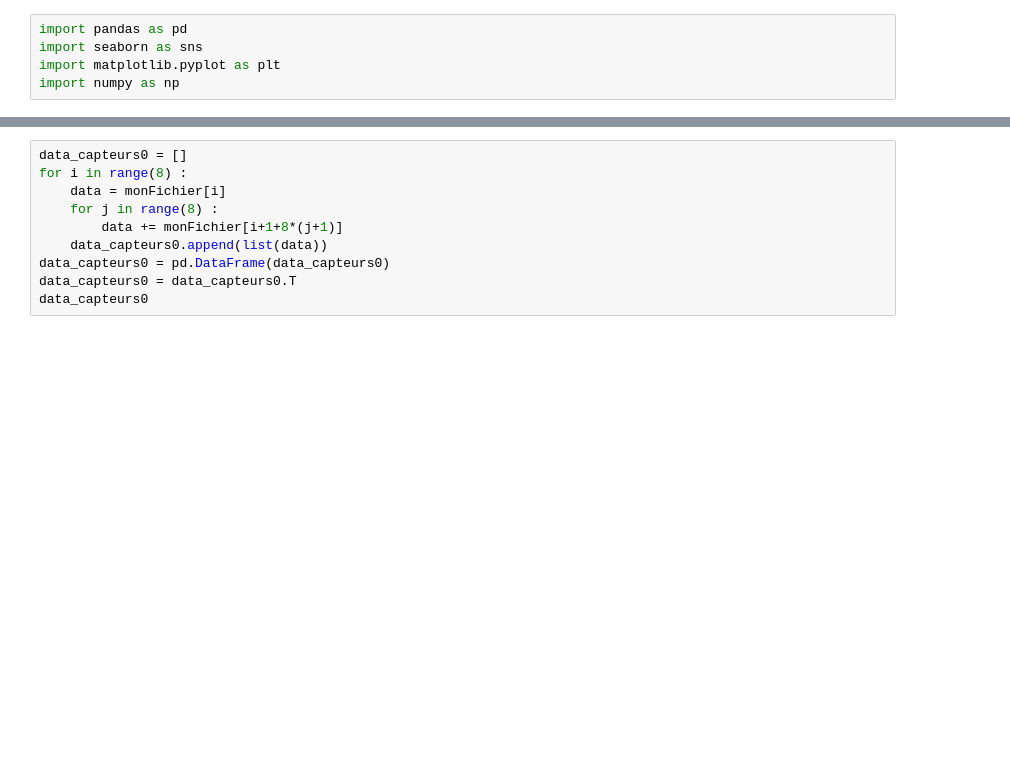
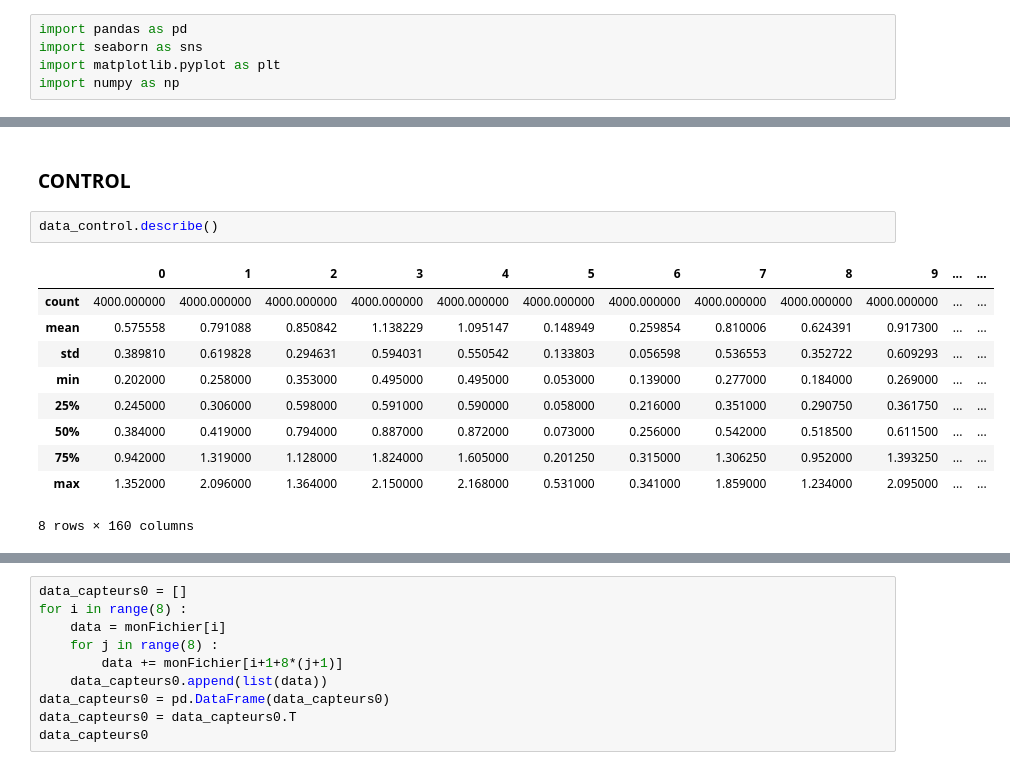
Before and after one commit to MohamedNennouche/COPD-Detection, a Jupyter notebook: COPD-notebook.ipynb, the cells around one changed output, grey strips where cells are left out. Cells and saved outputs as stored; diff of their text form; blank space fills up the shorter version.

```diff
--- a/COPD-notebook.ipynb
+++ b/COPD-notebook.ipynb
@@ -30,0 +37,15 @@ monFichier
+# %% [markdown]
+### CONTROL
+# %%
+data_control.describe()
+# %% [output]
+|  | 0 | 1 | 2 | 3 | 4 | 5 | 6 | 7 | 8 | 9 | ... | ... |
+| count | 4000.000000 | 4000.000000 | 4000.000000 | 4000.000000 | 4000.000000 | 4000.000000 | 4000.000000 | 4000.000000 | 4000.000000 | 4000.000000 | ... | ... |
+| mean | 0.575558 | 0.791088 | 0.850842 | 1.138229 | 1.095147 | 0.148949 | 0.259854 | 0.810006 | 0.624391 | 0.917300 | ... | ... |
+| std | 0.389810 | 0.619828 | 0.294631 | 0.594031 | 0.550542 | 0.133803 | 0.056598 | 0.536553 | 0.352722 | 0.609293 | ... | ... |
+| min | 0.202000 | 0.258000 | 0.353000 | 0.495000 | 0.495000 | 0.053000 | 0.139000 | 0.277000 | 0.184000 | 0.269000 | ... | ... |
+| 25% | 0.245000 | 0.306000 | 0.598000 | 0.591000 | 0.590000 | 0.058000 | 0.216000 | 0.351000 | 0.290750 | 0.361750 | ... | ... |
+| 50% | 0.384000 | 0.419000 | 0.794000 | 0.887000 | 0.872000 | 0.073000 | 0.256000 | 0.542000 | 0.518500 | 0.611500 | ... | ... |
+| 75% | 0.942000 | 1.319000 | 1.128000 | 1.824000 | 1.605000 | 0.201250 | 0.315000 | 1.306250 | 0.952000 | 1.393250 | ... | ... |
+| max | 1.352000 | 2.096000 | 1.364000 | 2.150000 | 2.168000 | 0.531000 | 0.341000 | 1.859000 | 1.234000 | 2.095000 | ... | ... |
+8 rows × 160 columns
```
Also changed, not shown: parts of 13 cells of this notebook, 2 other files.
